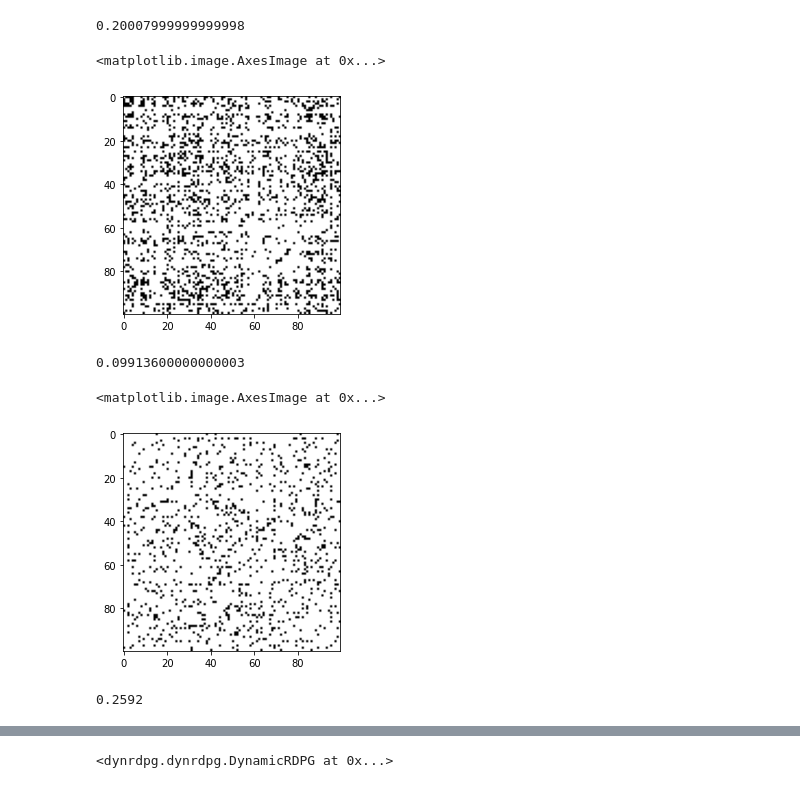
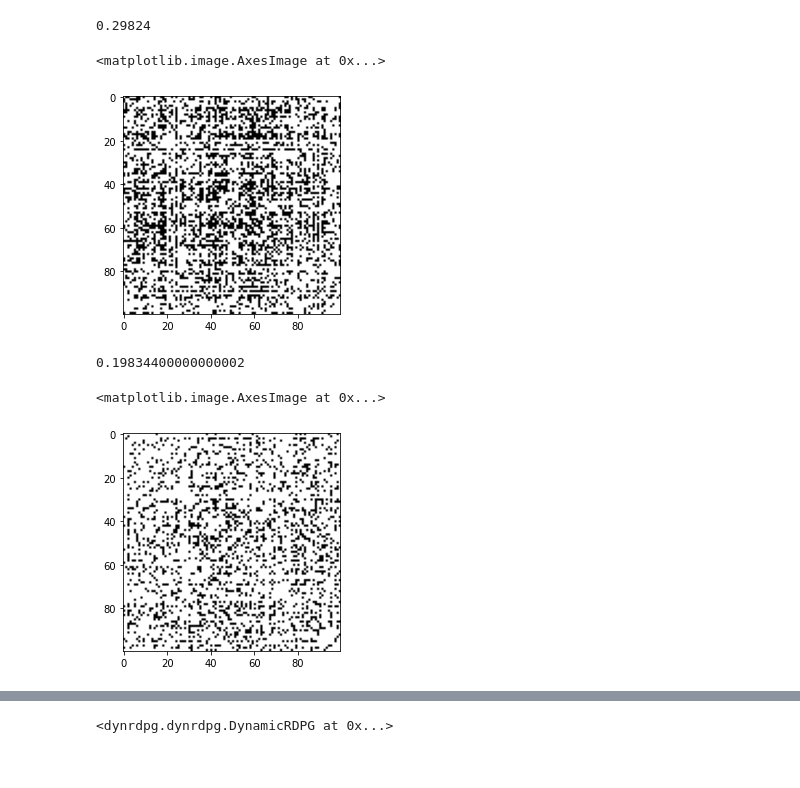
Before and after one commit to joshloyal/DynamicRDPG, a Jupyter notebook: notebook/FASE Comparison.ipynb, the cells around one changed output, grey strips where cells are left out. Drawn from its saved outputs; the diff is of its cells as text; code cells hidden in the pictures.

```diff
--- a/notebook/FASE Comparison.ipynb
+++ b/notebook/FASE Comparison.ipynb
@@ -3,23 +3,23 @@ from dynrdpg import DynamicRDPG
 from dynrdpg.datasets import simulate_network_rw, simulate_network_gp
 # %%
 Y, X, probas_true = simulate_network_gp(
-    n_nodes=100, n_time_steps=20, density=0.2, random_state=4)
+    n_nodes=100, n_time_steps=100, density=0.3, random_state=4)
 
 print(np.mean([Yt.mean() for Yt in Y]))
 
 plt.imshow(Y[-1].toarray(), cmap='gray_r')
 # %% [output]
-0.20007999999999998
+0.29824
 <matplotlib.image.AxesImage at 0x...>
-[figure, old version]
+[figure, new version]
 # %%
 Y, X, probas_true = simulate_network_rw(
-    n_nodes=100, n_time_steps=25, density=0.1, random_state=12)
+    n_nodes=100, n_time_steps=100, density=0.2, random_state=12)
 
 print(np.mean([Yt.mean() for Yt in Y]))
 
 plt.imshow(Y[-1].toarray(), cmap='gray_r')
 # %% [output]
-0.09913600000000003
+0.19834400000000002
 <matplotlib.image.AxesImage at 0x...>
-[figure, old version]
+[figure, new version]
@@ -70,4 +25,0 @@ def gp_network(n_nodes=100, n_time_steps=100, n_features=2, sparse=True, density
-# %%
-Y[0].nnz / np.prod(Y[0].shape)
-# %% [output]
-0.2592
```
Also changed, not shown: parts of 5 cells of this notebook, 2 other files.
